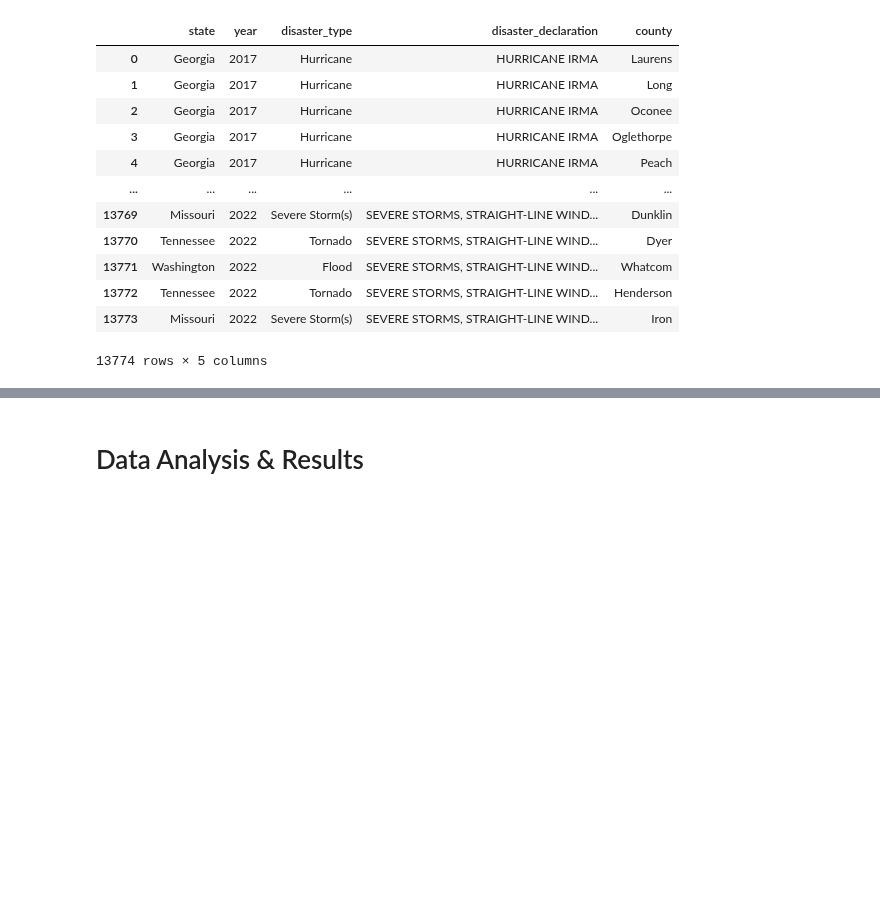
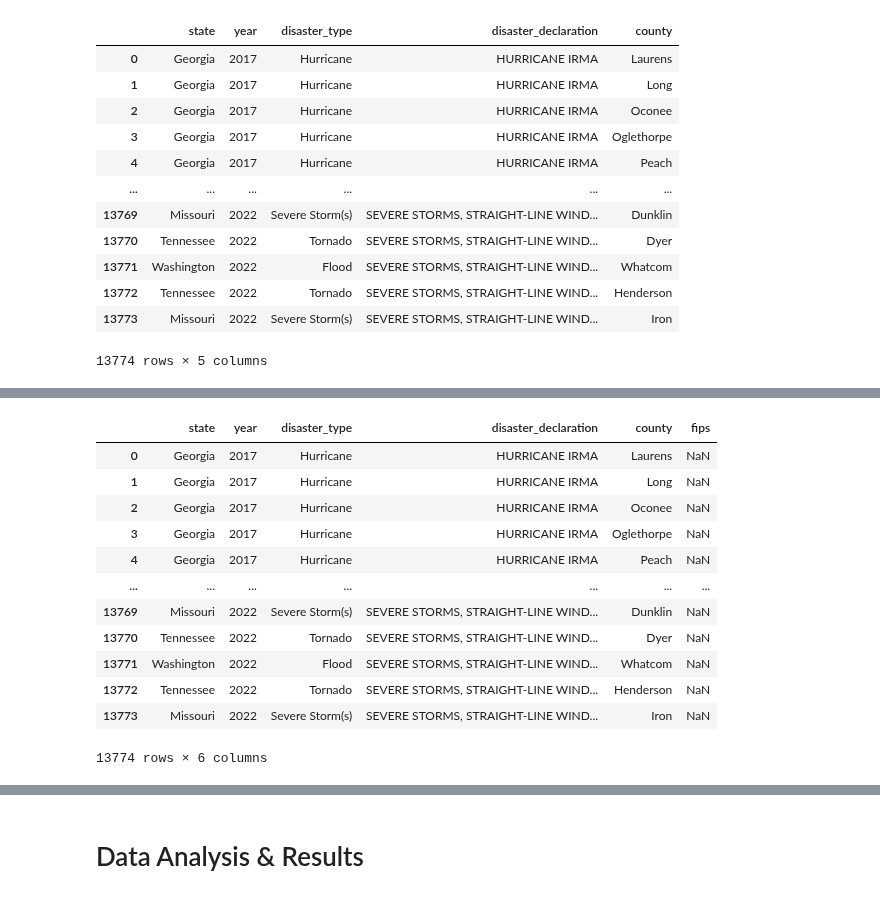
Before and after one commit to tyler-le/Natural-Disaster-Analysis, a Jupyter notebook: FinalProjectGroup013-Wi22.ipynb, the cells around one changed output, grey strips where cells are left out. Cells and saved outputs as stored; diff of their text form; code cells hidden in the pictures; blank space fills up the shorter version.

```diff
--- a/FinalProjectGroup013-Wi22.ipynb
+++ b/FinalProjectGroup013-Wi22.ipynb
@@ -189,14 +188,14 @@ disaster_type_df
 57607 rows × 5 columns
 # %%
 state_abv = {'AK': 'Alaska','AL': 'Alabama','AR': 'Arkansas','AZ': 'Arizona','CA': 'California','CO': 'Colorado',
-             'CT': 'Connecticut','DC':'District of Columbia','DE': 'Delaware','FL': 'Florida','GA': 'Georgia','HI': 'Hawaii','IA': 'Iowa',
+             'CT': 'Connecticut','DE': 'Delaware','FL': 'Florida','GA': 'Georgia','HI': 'Hawaii','IA': 'Iowa',
              'ID': 'Idaho','IL': 'Illinois','IN': 'Indiana','KS': 'Kansas','KY': 'Kentucky','LA': 'Louisiana',
              'MA': 'Massachusetts','MD': 'Maryland','ME': 'Maine','MI': 'Michigan','MN': 'Minnesota',
              'MO': 'Missouri','MS': 'Mississippi','MT': 'Montana','NC': 'North Carolina','ND': 'North Dakota',
              'NE': 'Nebraska','NH': 'New Hampshire','NJ': 'New Jersey','NM': 'New Mexico','NV': 'Nevada',
              'NY': 'New York','OH': 'Ohio','OK': 'Oklahoma','OR': 'Oregon','PA': 'Pennsylvania',
-             'PR':'Puerto Rico','RI': 'Rhode Island','SC': 'South Carolina','SD': 'South Dakota','TN': 'Tennessee',
-             'TX': 'Texas','UT': 'Utah','VA': 'Virginia','VI':'Virgin Islands','VT': 'Vermont','WA': 'Washington',
+            'RI': 'Rhode Island','SC': 'South Carolina','SD': 'South Dakota','TN': 'Tennessee',
+             'TX': 'Texas','UT': 'Utah','VA': 'Virginia','VT': 'Vermont','WA': 'Washington',
              'WI': 'Wisconsin','WV': 'West Virginia','WY': 'Wyoming'
                     }
 disaster_type_df['state'] = disaster_type_df['state'].map(state_abv)
@@ -228,0 +261,17 @@ county_fips
+# %%
+merged_df = pd.merge(dfrq_df,fips, on=['state','county'],how='left')
+merged_df
+# %% [output]
+|  | state | year | disaster_type | disaster_declaration | county | fips |
+| 0 | Georgia | 2017 | Hurricane | HURRICANE IRMA | Laurens | NaN |
+| 1 | Georgia | 2017 | Hurricane | HURRICANE IRMA | Long | NaN |
+| 2 | Georgia | 2017 | Hurricane | HURRICANE IRMA | Oconee | NaN |
+| 3 | Georgia | 2017 | Hurricane | HURRICANE IRMA | Oglethorpe | NaN |
+| 4 | Georgia | 2017 | Hurricane | HURRICANE IRMA | Peach | NaN |
+| ... | ... | ... | ... | ... | ... | ... |
+| 13769 | Missouri | 2022 | Severe Storm(s) | SEVERE STORMS, STRAIGHT-LINE WIND... | Dunklin | NaN |
+| 13770 | Tennessee | 2022 | Tornado | SEVERE STORMS, STRAIGHT-LINE WIND... | Dyer | NaN |
+| 13771 | Washington | 2022 | Flood | SEVERE STORMS, STRAIGHT-LINE WIND... | Whatcom | NaN |
+| 13772 | Tennessee | 2022 | Tornado | SEVERE STORMS, STRAIGHT-LINE WIND... | Henderson | NaN |
+| 13773 | Missouri | 2022 | Severe Storm(s) | SEVERE STORMS, STRAIGHT-LINE WIND... | Iron | NaN |
+13774 rows × 6 columns
```
Also changed, not shown: parts of 16 cells of this notebook, 1 other file.
